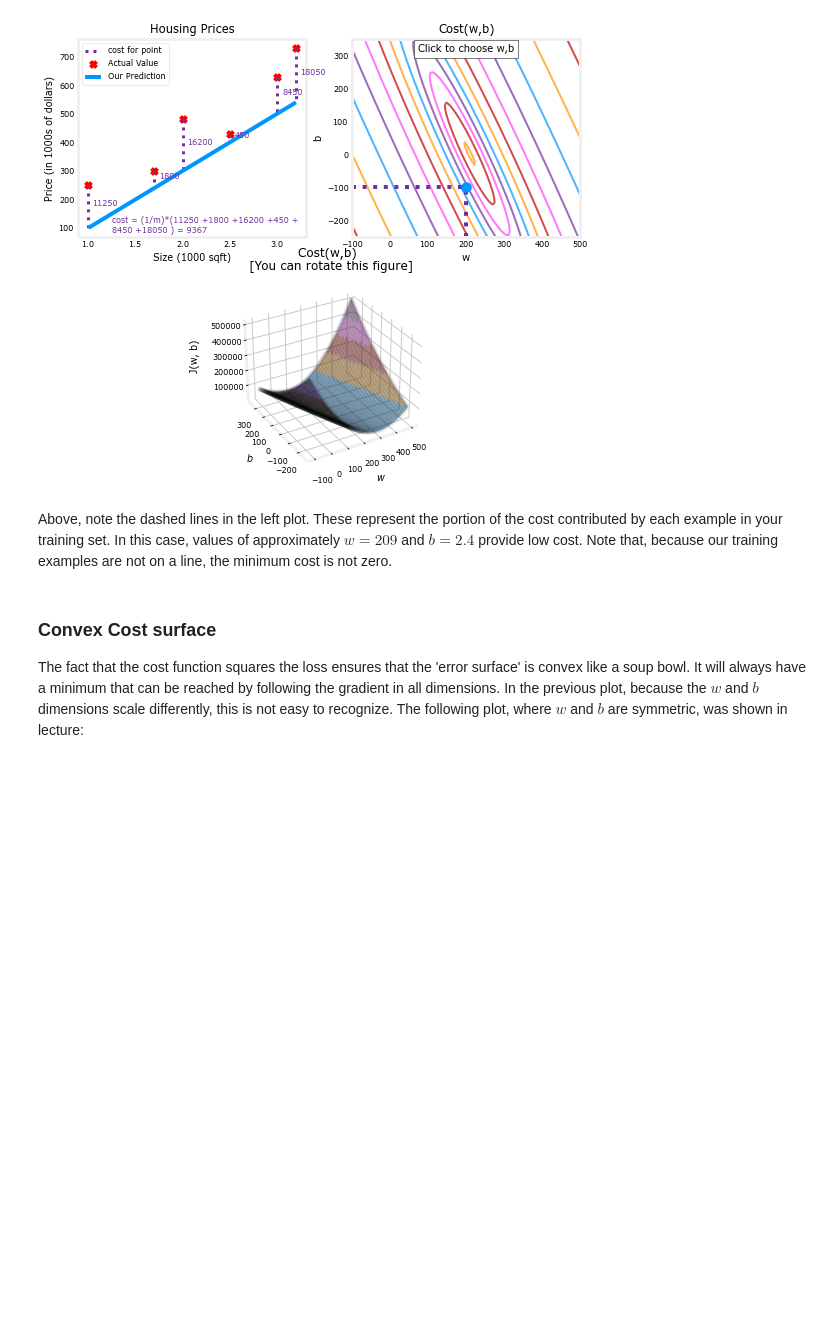
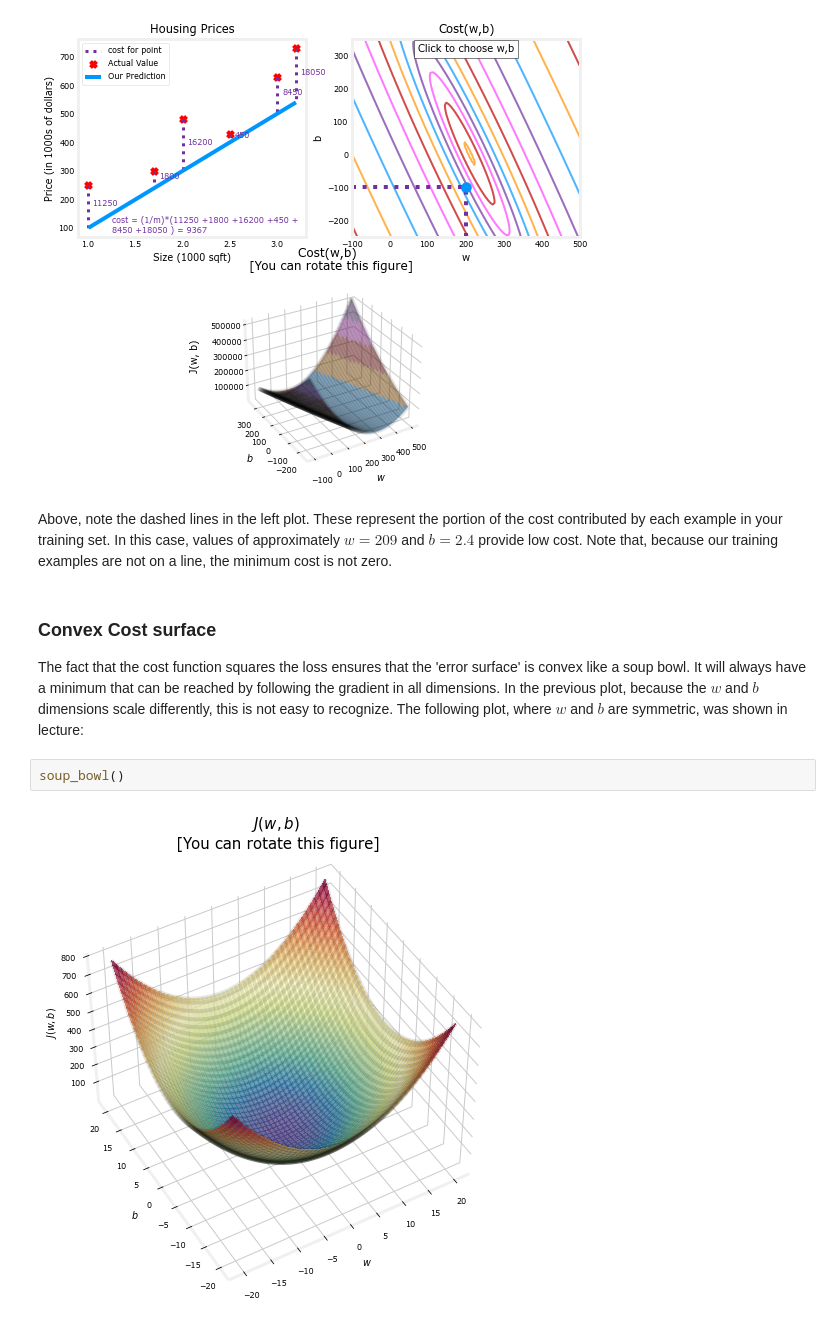
Before and after one commit to dmd404/Coursera, a Jupyter notebook: Machine_Learning_Specialization/Supervised_ML__RegressionNClassification/W1_L2_Cost_Function.ipynb, the cells around one changed output. Cells and saved outputs as stored; diff of their text form; blank space fills up the shorter version.

```diff
--- a/Machine_Learning_Specialization/Supervised_ML__RegressionNClassification/W1_L2_Cost_Function.ipynb
+++ b/Machine_Learning_Specialization/Supervised_ML__RegressionNClassification/W1_L2_Cost_Function.ipynb
@@ -120,3 +120,7 @@ Above, note the dashed lines in the left plot. These represent the portion of th
 # %% [markdown]
 ### Convex Cost surface
 The fact that the cost function squares the loss ensures that the 'error surface' is convex like a soup bowl. It will always have a minimum that can be reached by following the gradient in all dimensions. In the previous plot, because the $w$ and $b$ dimensions scale differently, this is not easy to recognize. The following plot, where $w$ and $b$ are symmetric, was shown in lecture:
+# %%
+soup_bowl()
+# %% [output]
+[figure, added]
```
Also changed, not shown: parts of 1 cell of this notebook, 2 other files.
